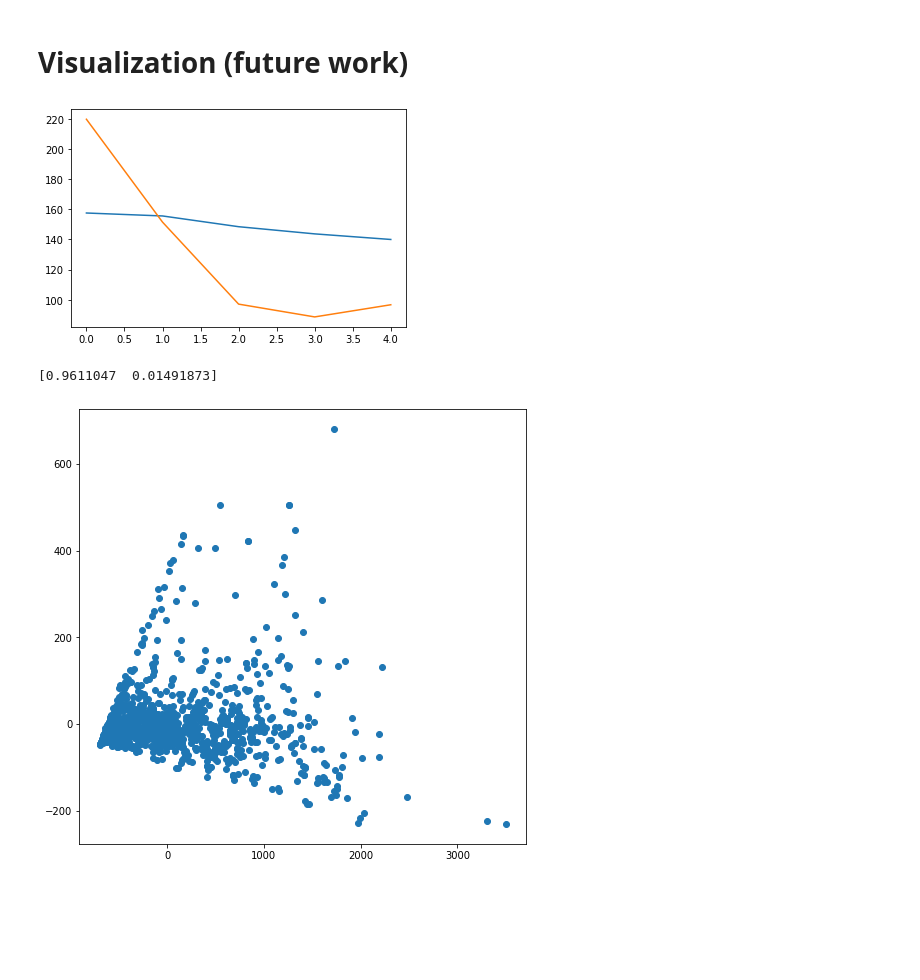
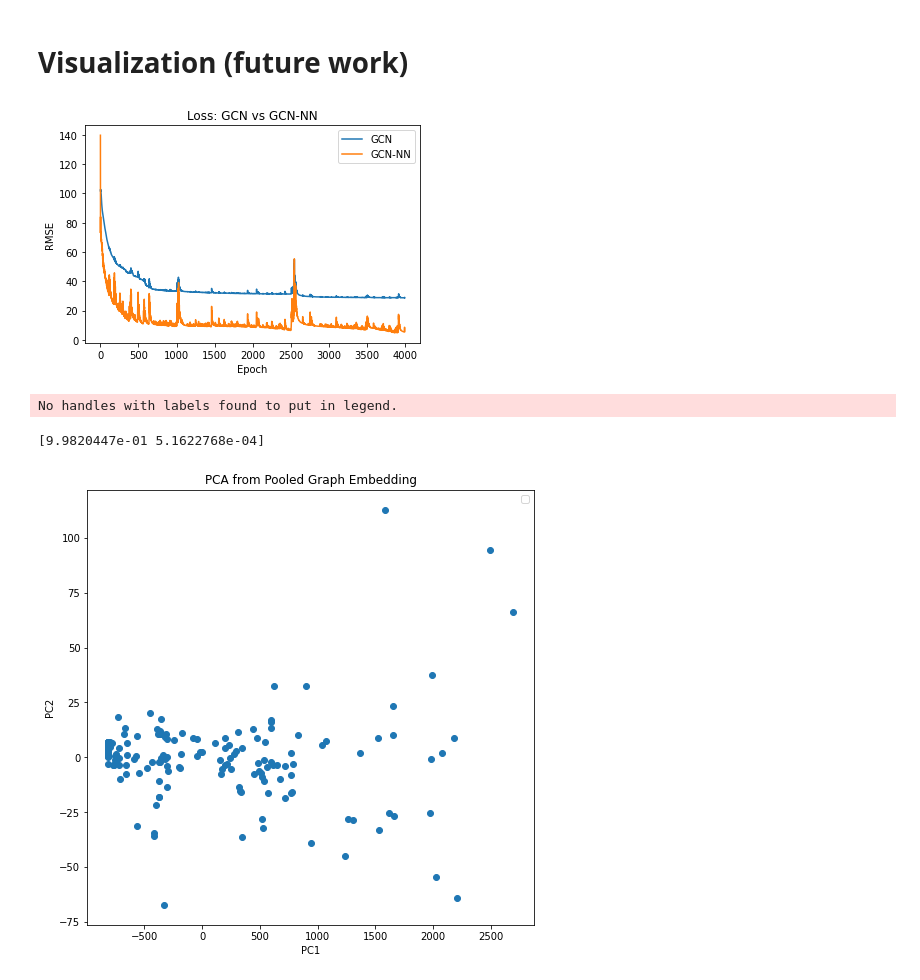
Before and after one commit to carlosmatherson/PolymerGCN, a Jupyter notebook: TgGCN.ipynb, the cells around one changed output. Cells and saved outputs as stored; diff of their text form; code cells hidden in the pictures; blank space fills up the shorter version.

```diff
--- a/TgGCN.ipynb
+++ b/TgGCN.ipynb
@@ -125,9 +125,9 @@ Subclass the Dataset class to standardize how graph datasets are represented in
 class MyDataset(Dataset):
   def read(self):
     global polydata
-    #polydata = pd.read_csv("https://raw.githubusercontent.com/carlosmatherson/SULI-Project/main/SMILES_Density_Tg_Mt.csv") #"Tg"
-    polydata = pd.read_csv("https://raw.githubusercontent.com/liugangcode/GREA/main/data/tg_prop/raw/tg_raw.csv") # "tg"
-    graph_list = makeGraphObjList(polydata["SMILES"], polydata["tg"])
+    polydata = pd.read_csv("https://raw.githubusercontent.com/carlosmatherson/SULI-Project/main/SMILES_Density_Tg_Mt.csv") #"Tg"
+    #polydata = pd.read_csv("https://raw.githubusercontent.com/liugangcode/GREA/main/data/tg_prop/raw/tg_raw.csv") # "tg"
+    graph_list = makeGraphObjList(polydata["SMILES"], polydata["Tg"])
     return graph_list
 # %% [markdown]
 Define `makeGraphObjList` to create Spektral graph dataset from smiles and labels. The function takes a list of SMILES strings `x_smiles = [smiles_1, smiles_2, ....]` and a list of numerial labels for the SMILES strings `y = [y_1, y_2, ...]` as inputs. The output is a list of spektral.data.graph.Graph objects that can readily be used for machine learning, `graph_list = [G_1, G_2, ...]`.
@@ -185,7 +185,7 @@ data = MyDataset()  # store data in data
 Hyperparameters
 # %%
 learning_rate = 1e-3                # Learning rate
-epochs = 5                          # Number of training epochs, 4000
+epochs = 4000                          # Number of training epochs, 4000
 batch_size = data.n_graphs          # Batch size
 train_split = 0.6                   # split %
 optimizer = Adam(learning_rate)     # Optimizer
@@ -194,7 +194,7 @@ loss = 'mse'                        # Loss function
 # %% [markdown]
 Split the dataset created above.
 # %%
-lendata = int(len(data)/2)
+lendata = int(len(data))
 idxs = np.random.permutation(lendata)             # shuffle dataset
 split = int(train_split * lendata)                # choose train split %
 idx_tr, idx_te = np.split(idxs, [split])            # sort tr/te indices
@@ -227,8 +229,9 @@ class myGCN(Model):
       x = self.conv4([x, a])
       x = self.conv5([x, a])
       x = self.conv6([x, a])
-      gcn_out = self.global_pool(x)
-      x = self.mlp1(gcn_out)
+      x = self.global_pool(x)
+      gcn_out = self.dense(x)
+      x = self.mlp1(x)
       x = self.mlp2(x)
       nn_out = self.dense(x)
 
@@ -270,11 +262,16 @@ Done. Test loss:        MSE              RMSE
 # %% [markdown]
 # Visualization (future work)
 # %%
-plt.plot(history.history['output_1_root_mean_squared_error'])
-plt.plot(history.history['output_2_root_mean_squared_error'])
+fig, ax = plt.subplots()
+plt.plot(history.history['output_1_root_mean_squared_error'], label="GCN")
+plt.plot(history.history['output_2_root_mean_squared_error'], label="GCN-NN")
+plt.title("Loss: GCN vs GCN-NN")
+plt.xlabel("Epoch")
+plt.ylabel("RMSE")
+ax.legend()
 plt.show()
 # %% [output]
-[figure, old version]
+[figure, new version]
 # %%
 from sklearn.decomposition import PCA
 from matplotlib.colors import Normalize
@@ -289,8 +286,13 @@ print(pca.explained_variance_ratio_)
 # Plot those points as a scatter plot
 fig, ax = plt.subplots(figsize=(8,8))
 num_categories = data.n_labels
+plt.title("PCA from Pooled Graph Embedding")
+plt.xlabel("PC1")
+plt.ylabel("PC2")
+ax.legend()
 ax.scatter(pca_gcn[:,0],pca_gcn[:,1]) # c=np.array(cmap(lab)).reshape(1,4)
 plt.show()
 # %% [output]
-[0.9611047  0.01491873]
+No handles with labels found to put in legend.
+[9.9820447e-01 5.1622768e-04]
-[figure, old version]
+[figure, new version]
```
Also changed, not shown: parts of 3 cells of this notebook.
